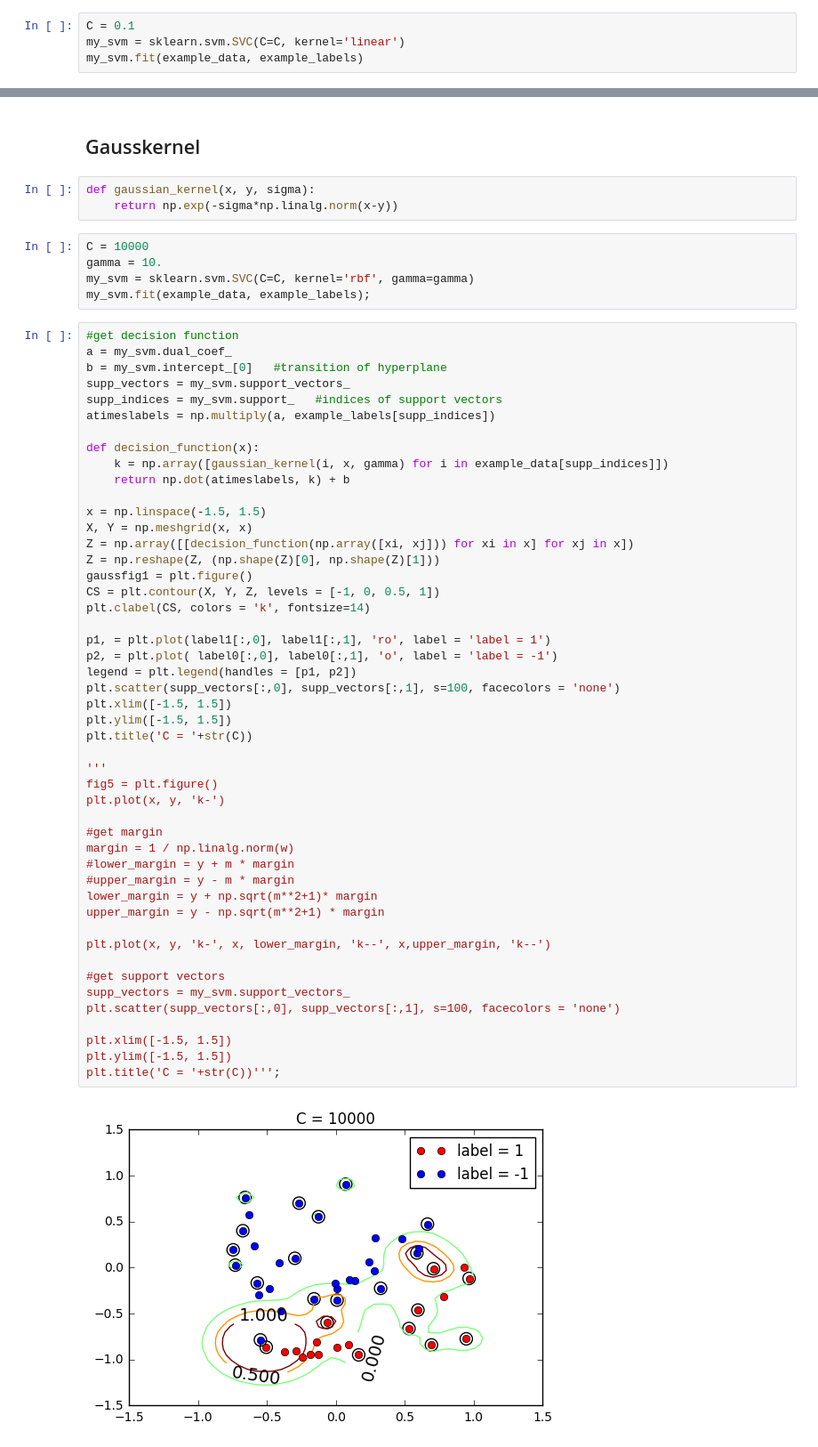
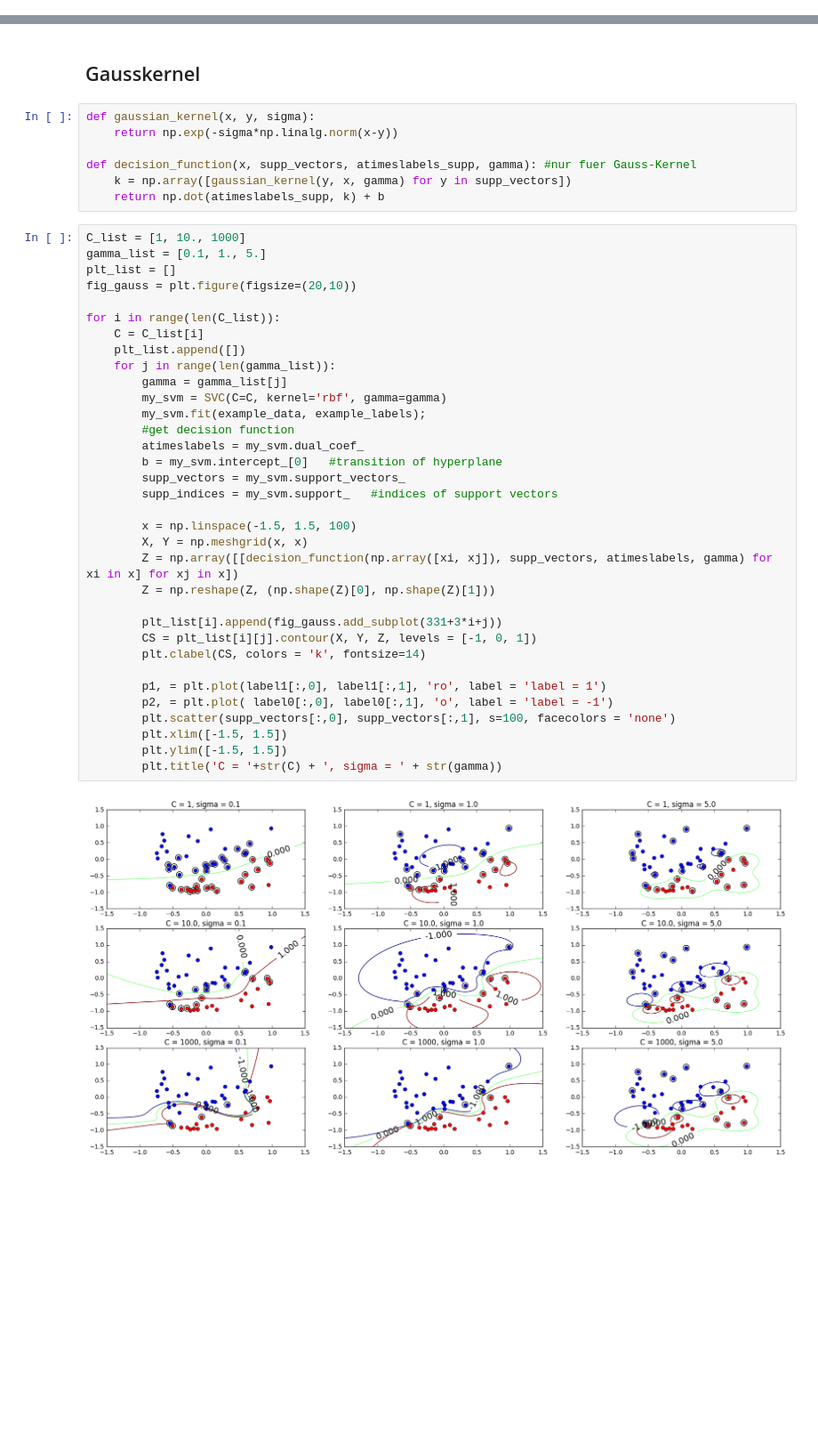
Before and after one commit to LisaBM/ml_project, a Jupyter notebook: SVM_sklearn.ipynb, the cells around one changed output, grey strips where cells are left out. Shown at 89% size. Drawn from its saved outputs; the diff is of its cells as text; blank space fills up the shorter version.

```diff
--- a/SVM_sklearn.ipynb
+++ b/SVM_sklearn.ipynb
@@ -36,7 +33,3 @@ print(example_labels)
 [figure]
 # %% [markdown]
 ## Linear Kernel
-# %%
-C = 0.1
-my_svm = sklearn.svm.SVC(C=C, kernel='linear')
-my_svm.fit(example_data, example_labels)
@@ -105,58 +76,43 @@ Beobachtung: Großes C führt zu schmaler Margin mit wenigen Support Vektoren ab
 # %%
 def gaussian_kernel(x, y, sigma):
     return np.exp(-sigma*np.linalg.norm(x-y))
+
+def decision_function(x, supp_vectors, atimeslabels_supp, gamma): #nur fuer Gauss-Kernel
+    k = np.array([gaussian_kernel(y, x, gamma) for y in supp_vectors])
+    return np.dot(atimeslabels_supp, k) + b
-# %%
-C = 10000
-gamma = 10.
-my_svm = sklearn.svm.SVC(C=C, kernel='rbf', gamma=gamma)
-my_svm.fit(example_data, example_labels);
 # %%
-#get decision function
-a = my_svm.dual_coef_
-b = my_svm.intercept_[0]   #transition of hyperplane
-supp_vectors = my_svm.support_vectors_
-supp_indices = my_svm.support_   #indices of support vectors
-atimeslabels = np.multiply(a, example_labels[supp_indices])
+C_list = [1, 10., 1000]
+gamma_list = [0.1, 1., 5.]
+plt_list = []
+fig_gauss = plt.figure(figsize=(20,10))
 
-def decision_function(x):
-    k = np.array([gaussian_kernel(i, x, gamma) for i in example_data[supp_indices]])
-    return np.dot(atimeslabels, k) + b
+for i in range(len(C_list)):
+    C = C_list[i]
+    plt_list.append([])
+    for j in range(len(gamma_list)):
+        gamma = gamma_list[j]
+        my_svm = SVC(C=C, kernel='rbf', gamma=gamma)
+        my_svm.fit(example_data, example_labels);
+        #get decision function
+        atimeslabels = my_svm.dual_coef_
+        b = my_svm.intercept_[0]   #transition of hyperplane
+        supp_vectors = my_svm.support_vectors_
+        supp_indices = my_svm.support_   #indices of support vectors
 
-x = np.linspace(-1.5, 1.5)
-X, Y = np.meshgrid(x, x)
-Z = np.array([[decision_function(np.array([xi, xj])) for xi in x] for xj in x])
-Z = np.reshape(Z, (np.shape(Z)[0], np.shape(Z)[1]))
-gaussfig1 = plt.figure()
-CS = plt.contour(X, Y, Z, levels = [-1, 0, 0.5, 1])
-plt.clabel(CS, colors = 'k', fontsize=14)
+        x = np.linspace(-1.5, 1.5, 100)
+        X, Y = np.meshgrid(x, x)
+        Z = np.array([[decision_function(np.array([xi, xj]), supp_vectors, atimeslabels, gamma) for xi in x] for xj in x])
+        Z = np.reshape(Z, (np.shape(Z)[0], np.shape(Z)[1]))
 
-p1, = plt.plot(label1[:,0], label1[:,1], 'ro', label = 'label = 1')
-p2, = plt.plot( label0[:,0], label0[:,1], 'o', label = 'label = -1')
-legend = plt.legend(handles = [p1, p2])
-plt.scatter(supp_vectors[:,0], supp_vectors[:,1], s=100, facecolors = 'none')
-plt.xlim([-1.5, 1.5])
-plt.ylim([-1.5, 1.5])
-plt.title('C = '+str(C))
+        plt_list[i].append(fig_gauss.add_subplot(331+3*i+j))
+        CS = plt_list[i][j].contour(X, Y, Z, levels = [-1, 0, 1])
+        plt.clabel(CS, colors = 'k', fontsize=14)
 
-'''
-fig5 = plt.figure()
-plt.plot(x, y, 'k-')
-
-#get margin
-margin = 1 / np.linalg.norm(w)
-#lower_margin = y + m * margin
-#upper_margin = y - m * margin
-lower_margin = y + np.sqrt(m**2+1)* margin
-upper_margin = y - np.sqrt(m**2+1) * margin
-
-plt.plot(x, y, 'k-', x, lower_margin, 'k--', x,upper_margin, 'k--')
-
-#get support vectors
-supp_vectors = my_svm.support_vectors_
-plt.scatter(supp_vectors[:,0], supp_vectors[:,1], s=100, facecolors = 'none')
-
-plt.xlim([-1.5, 1.5])
-plt.ylim([-1.5, 1.5])
-plt.title('C = '+str(C))''';
+        p1, = plt.plot(label1[:,0], label1[:,1], 'ro', label = 'label = 1')
+        p2, = plt.plot( label0[:,0], label0[:,1], 'o', label = 'label = -1')
+        plt.scatter(supp_vectors[:,0], supp_vectors[:,1], s=100, facecolors = 'none')
+        plt.xlim([-1.5, 1.5])
+        plt.ylim([-1.5, 1.5])
+        plt.title('C = '+str(C) + ', sigma = ' + str(gamma))
 # %% [output]
-[figure, old version]
+[figure, new version]
```
Also changed, not shown: parts of 21 cells of this notebook, 1 other file.
